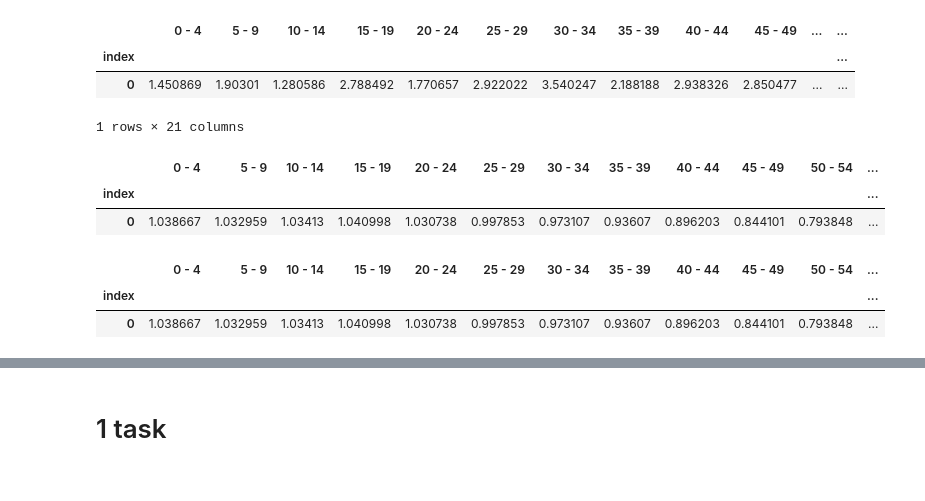
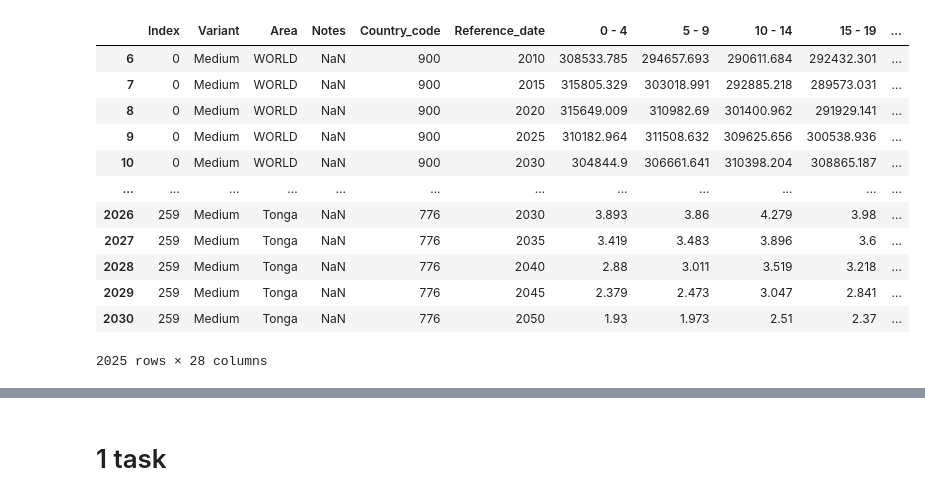
Before and after one commit to bogya345/DiscModel_labs, a Jupyter notebook: lab2.ipynb, the cells around one changed output, grey strips where cells are left out. Cells and saved outputs as stored; diff of their text form; code cells hidden in the pictures.

```diff
--- a/lab2.ipynb
+++ b/lab2.ipynb
@@ -10,0 +7,4 @@ path_bgr = './storage/intermediante/kaz_boys_girls_ratio.csv'
+# %%
+path_age_data = './storage/age_data_2005.xls'
+sheet2m = 'm; 2010-50, medium-fertility'
+sheet2f = 'f; 2010-50, medium-fertility'
@@ -34,23 +37,22 @@ cols_period = [
 ]
-# %%
-r1 = pd.read_csv(path_survival, index_col='index')
-r1
-# %% [output]
-|  | 0 - 4 | 5 - 9 | 10 - 14 | 15 - 19 | 20 - 24 | 25 - 29 | 30 - 34 | 35 - 39 | 40 - 44 | 45 - 49 | ... | ... |
-| index |  |  |  |  |  |  |  |  |  |  |  | ... |
-| 0 | 1.450869 | 1.90301 | 1.280586 | 2.788492 | 1.770657 | 2.922022 | 3.540247 | 2.188188 | 2.938326 | 2.850477 | ... | ... |
-1 rows × 21 columns
-# %%
-r2 = pd.read_csv(path_population, index_col='index')
-r2
-# %% [output]
-|  | 0 - 4 | 5 - 9 | 10 - 14 | 15 - 19 | 20 - 24 | 25 - 29 | 30 - 34 | 35 - 39 | 40 - 44 | 45 - 49 | 50 - 54 | ... |
-| index |  |  |  |  |  |  |  |  |  |  |  | ... |
-| 0 | 1.038667 | 1.032959 | 1.03413 | 1.040998 | 1.030738 | 0.997853 | 0.973107 | 0.93607 | 0.896203 | 0.844101 | 0.793848 | ... |
-# %%
-r3 = pd.read_csv(path_bgr, index_col='index')
-r3
-# %% [output]
-|  | 0 - 4 | 5 - 9 | 10 - 14 | 15 - 19 | 20 - 24 | 25 - 29 | 30 - 34 | 35 - 39 | 40 - 44 | 45 - 49 | 50 - 54 | ... |
-| index |  |  |  |  |  |  |  |  |  |  |  | ... |
-| 0 | 1.038667 | 1.032959 | 1.03413 | 1.040998 | 1.030738 | 0.997853 | 0.973107 | 0.93607 | 0.896203 | 0.844101 | 0.793848 | ... |
+# %%
+dff = pd.read_excel(path_age_data, sheet_name=sheet2f)
+dff.columns = cols
+dff.dropna(subset=['Index', 'Variant', 'Area'], inplace=True)
+dff = dff.iloc[1: , :]
+dff['Sex'] = 'f'
+dff
+# %% [output]
+|  | Index | Variant | Area | Notes | Country_code | Reference_date | 0 - 4 | 5 - 9 | 10 - 14 | 15 - 19 | ... |
+| 6 | 0 | Medium | WORLD | NaN | 900 | 2010 | 308533.785 | 294657.693 | 290611.684 | 292432.301 | ... |
+| 7 | 0 | Medium | WORLD | NaN | 900 | 2015 | 315805.329 | 303018.991 | 292885.218 | 289573.031 | ... |
+| 8 | 0 | Medium | WORLD | NaN | 900 | 2020 | 315649.009 | 310982.69 | 301400.962 | 291929.141 | ... |
+| 9 | 0 | Medium | WORLD | NaN | 900 | 2025 | 310182.964 | 311508.632 | 309625.656 | 300538.936 | ... |
+| 10 | 0 | Medium | WORLD | NaN | 900 | 2030 | 304844.9 | 306661.641 | 310398.204 | 308865.187 | ... |
+| ... | ... | ... | ... | ... | ... | ... | ... | ... | ... | ... | ... |
+| 2026 | 259 | Medium | Tonga | NaN | 776 | 2030 | 3.893 | 3.86 | 4.279 | 3.98 | ... |
+| 2027 | 259 | Medium | Tonga | NaN | 776 | 2035 | 3.419 | 3.483 | 3.896 | 3.6 | ... |
+| 2028 | 259 | Medium | Tonga | NaN | 776 | 2040 | 2.88 | 3.011 | 3.519 | 3.218 | ... |
+| 2029 | 259 | Medium | Tonga | NaN | 776 | 2045 | 2.379 | 2.473 | 3.047 | 2.841 | ... |
+| 2030 | 259 | Medium | Tonga | NaN | 776 | 2050 | 1.93 | 1.973 | 2.51 | 2.37 | ... |
+2025 rows × 28 columns
```
Also changed, not shown: parts of 9 cells of this notebook.
